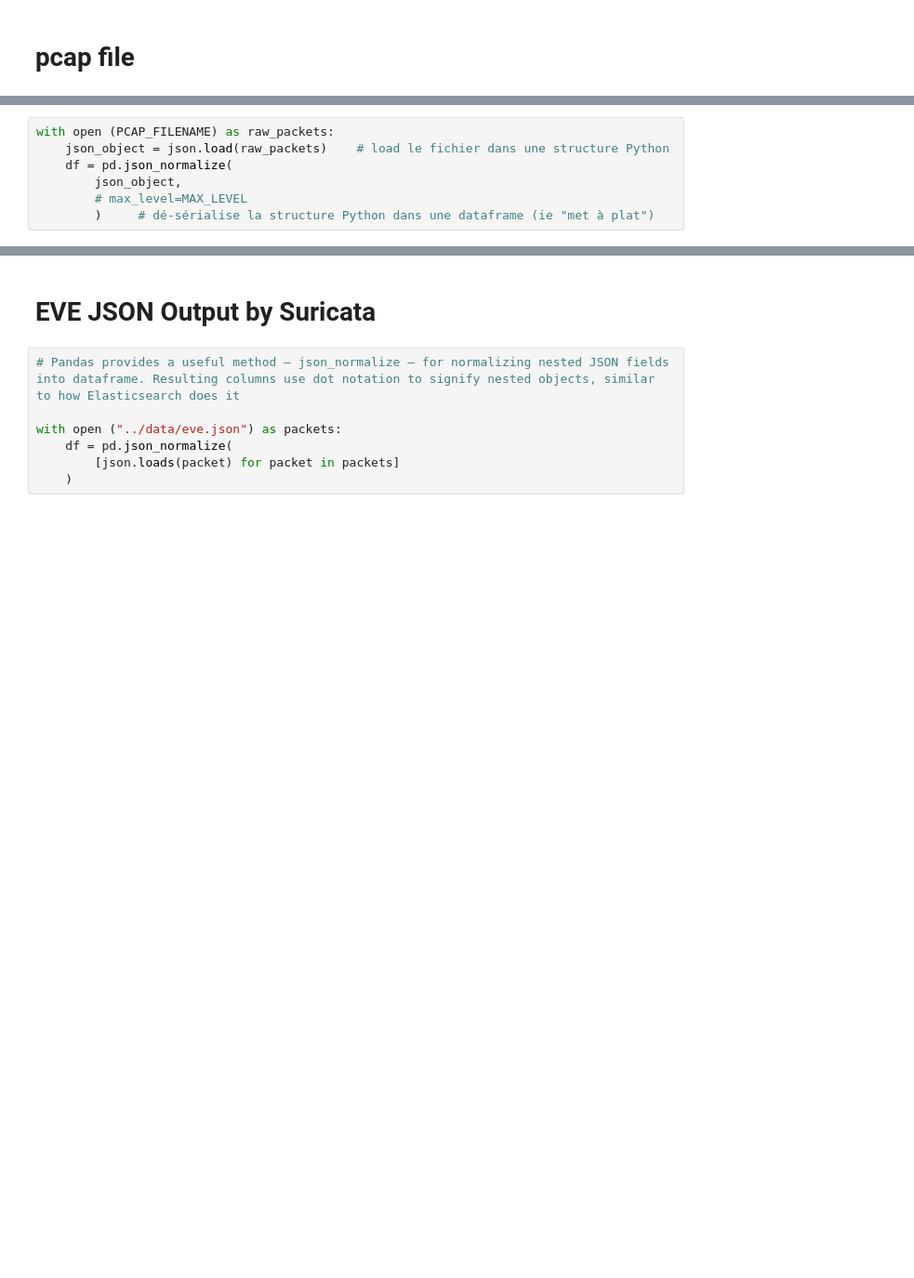
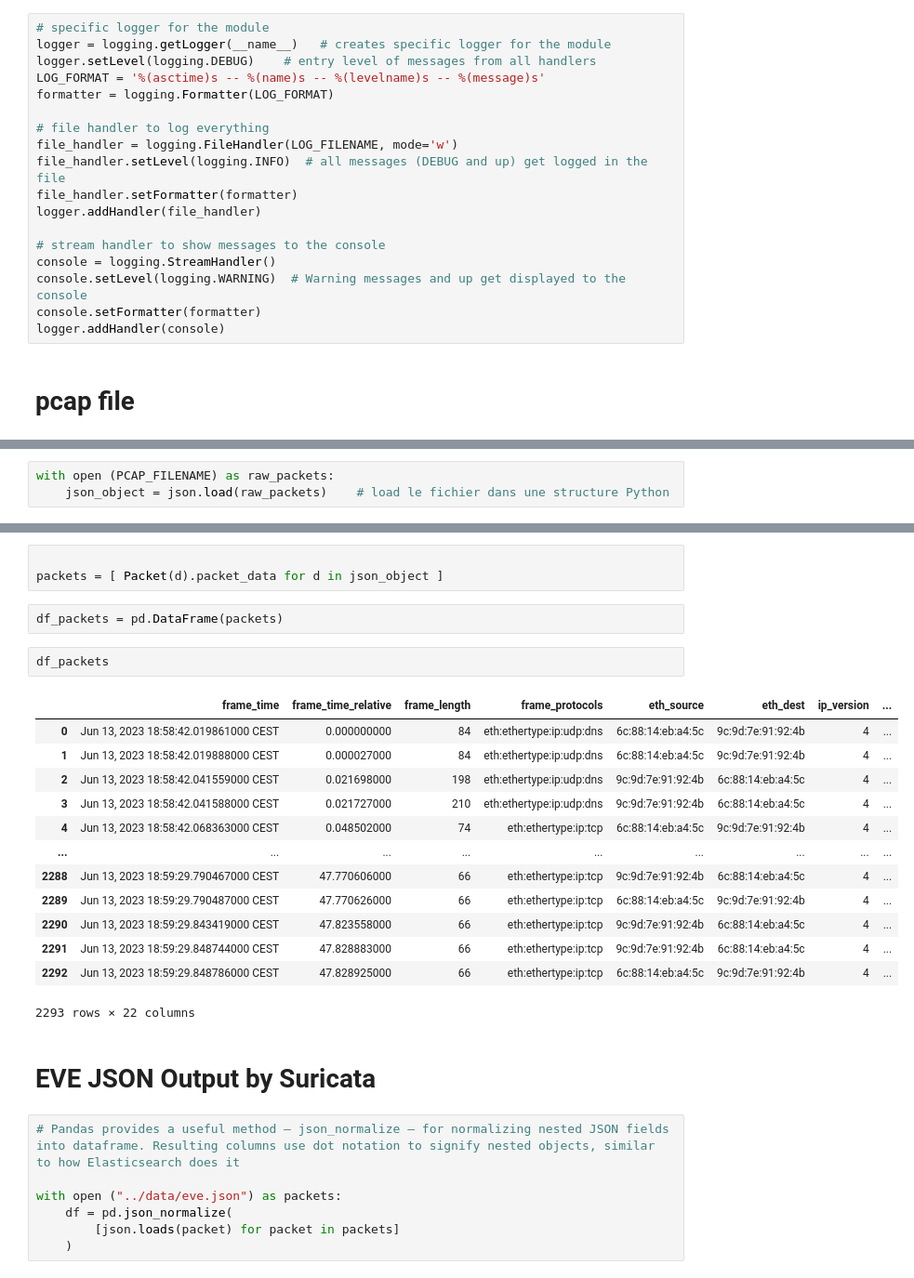
Before and after one commit to BenjaminDeporte/Cyber, a Jupyter notebook: code/SandBox.ipynb, the cells around one changed output, grey strips where cells are left out. Shown at 93% size. Drawn from its saved outputs; the diff is of its cells as text; blank space fills up the shorter version.

Commit message:
pcap packet parsing

```diff
--- a/code/SandBox.ipynb
+++ b/code/SandBox.ipynb
@@ -8,3 +17,21 @@ import pandas as pd
+# %%
+# specific logger for the module
+logger = logging.getLogger(__name__)   # creates specific logger for the module
+logger.setLevel(logging.DEBUG)    # entry level of messages from all handlers
+LOG_FORMAT = '%(asctime)s -- %(name)s -- %(levelname)s -- %(message)s'
+formatter = logging.Formatter(LOG_FORMAT)
+
+# file handler to log everything
+file_handler = logging.FileHandler(LOG_FILENAME, mode='w')
+file_handler.setLevel(logging.INFO)  # all messages (DEBUG and up) get logged in the file
+file_handler.setFormatter(formatter)
+logger.addHandler(file_handler)
+
+# stream handler to show messages to the console
+console = logging.StreamHandler()
+console.setLevel(logging.WARNING)  # Warning messages and up get displayed to the console
+console.setFormatter(formatter)
+logger.addHandler(console)
 # %% [markdown]
 # pcap file
 # %%
@@ -17,7 +99,3 @@ MAX_LEVEL = 4
 # %%
 with open (PCAP_FILENAME) as raw_packets:
     json_object = json.load(raw_packets)    # load le fichier dans une structure Python
-    df = pd.json_normalize(
-        json_object,
-        # max_level=MAX_LEVEL
-        )     # dé-sérialise la structure Python dans une dataframe (ie "met à plat")
@@ -46,3 +144,24 @@ _source.layers.quic.quic.frame.quic.padding_length
+# %%
+
+packets = [ Packet(d).packet_data for d in json_object ]
+# %%
+df_packets = pd.DataFrame(packets)
+# %%
+df_packets
+# %% [output]
+|  | frame_time | frame_time_relative | frame_length | frame_protocols | eth_source | eth_dest | ip_version | ... |
+| 0 | Jun 13, 2023 18:58:42.019861000 CEST | 0.000000000 | 84 | eth:ethertype:ip:udp:dns | 6c:88:14:eb:a4:5c | 9c:9d:7e:91:92:4b | 4 | ... |
+| 1 | Jun 13, 2023 18:58:42.019888000 CEST | 0.000027000 | 84 | eth:ethertype:ip:udp:dns | 6c:88:14:eb:a4:5c | 9c:9d:7e:91:92:4b | 4 | ... |
+| 2 | Jun 13, 2023 18:58:42.041559000 CEST | 0.021698000 | 198 | eth:ethertype:ip:udp:dns | 9c:9d:7e:91:92:4b | 6c:88:14:eb:a4:5c | 4 | ... |
+| 3 | Jun 13, 2023 18:58:42.041588000 CEST | 0.021727000 | 210 | eth:ethertype:ip:udp:dns | 9c:9d:7e:91:92:4b | 6c:88:14:eb:a4:5c | 4 | ... |
+| 4 | Jun 13, 2023 18:58:42.068363000 CEST | 0.048502000 | 74 | eth:ethertype:ip:tcp | 6c:88:14:eb:a4:5c | 9c:9d:7e:91:92:4b | 4 | ... |
+| ... | ... | ... | ... | ... | ... | ... | ... | ... |
+| 2288 | Jun 13, 2023 18:59:29.790467000 CEST | 47.770606000 | 66 | eth:ethertype:ip:tcp | 9c:9d:7e:91:92:4b | 6c:88:14:eb:a4:5c | 4 | ... |
+| 2289 | Jun 13, 2023 18:59:29.790487000 CEST | 47.770626000 | 66 | eth:ethertype:ip:tcp | 6c:88:14:eb:a4:5c | 9c:9d:7e:91:92:4b | 4 | ... |
+| 2290 | Jun 13, 2023 18:59:29.843419000 CEST | 47.823558000 | 66 | eth:ethertype:ip:tcp | 9c:9d:7e:91:92:4b | 6c:88:14:eb:a4:5c | 4 | ... |
+| 2291 | Jun 13, 2023 18:59:29.848744000 CEST | 47.828883000 | 66 | eth:ethertype:ip:tcp | 9c:9d:7e:91:92:4b | 6c:88:14:eb:a4:5c | 4 | ... |
+| 2292 | Jun 13, 2023 18:59:29.848786000 CEST | 47.828925000 | 66 | eth:ethertype:ip:tcp | 6c:88:14:eb:a4:5c | 9c:9d:7e:91:92:4b | 4 | ... |
+2293 rows × 22 columns
 # %% [markdown]
 # EVE JSON Output by Suricata
 # %%
```
Also changed, not shown: parts of 12 cells of this notebook, 1 other file.
